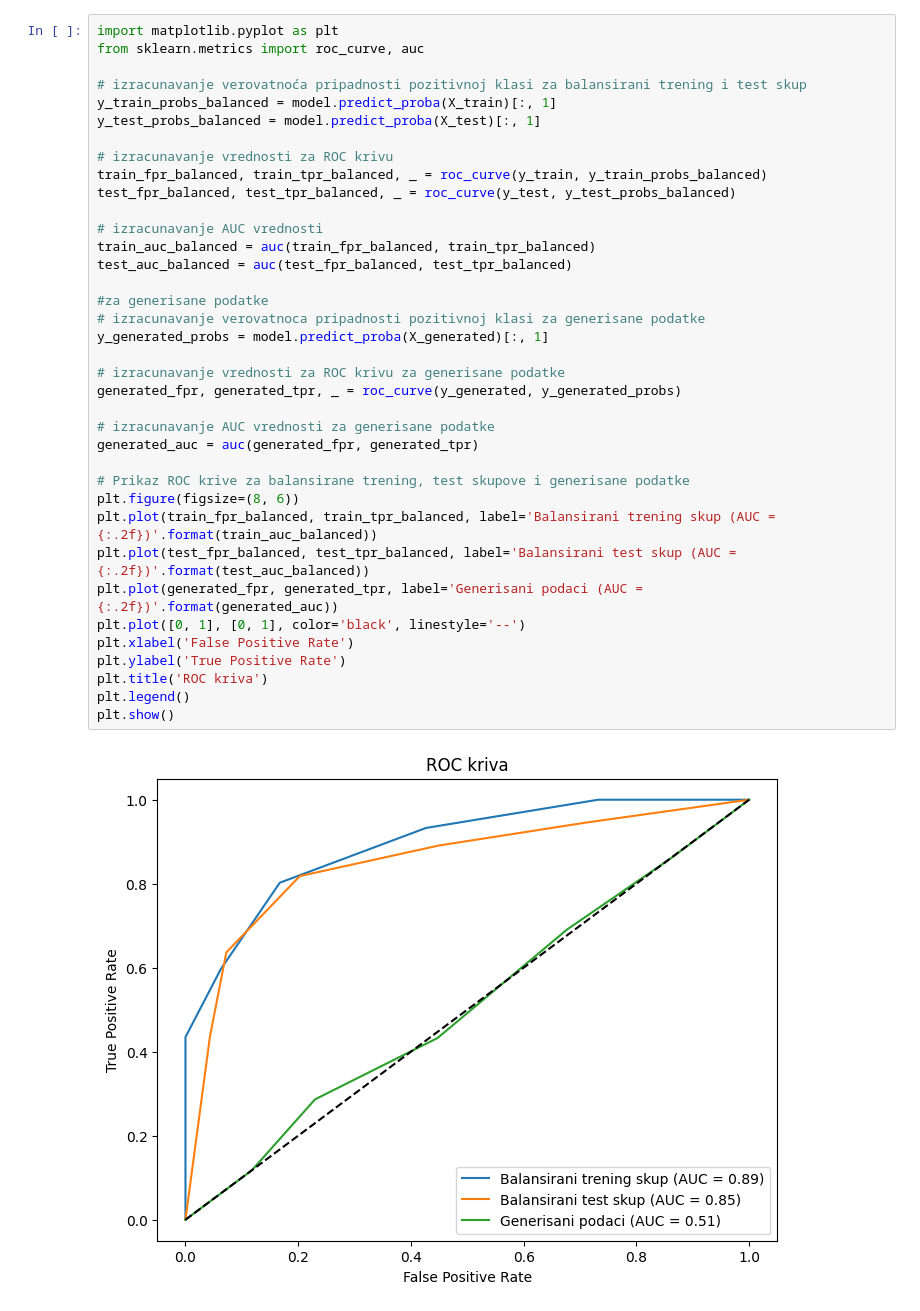
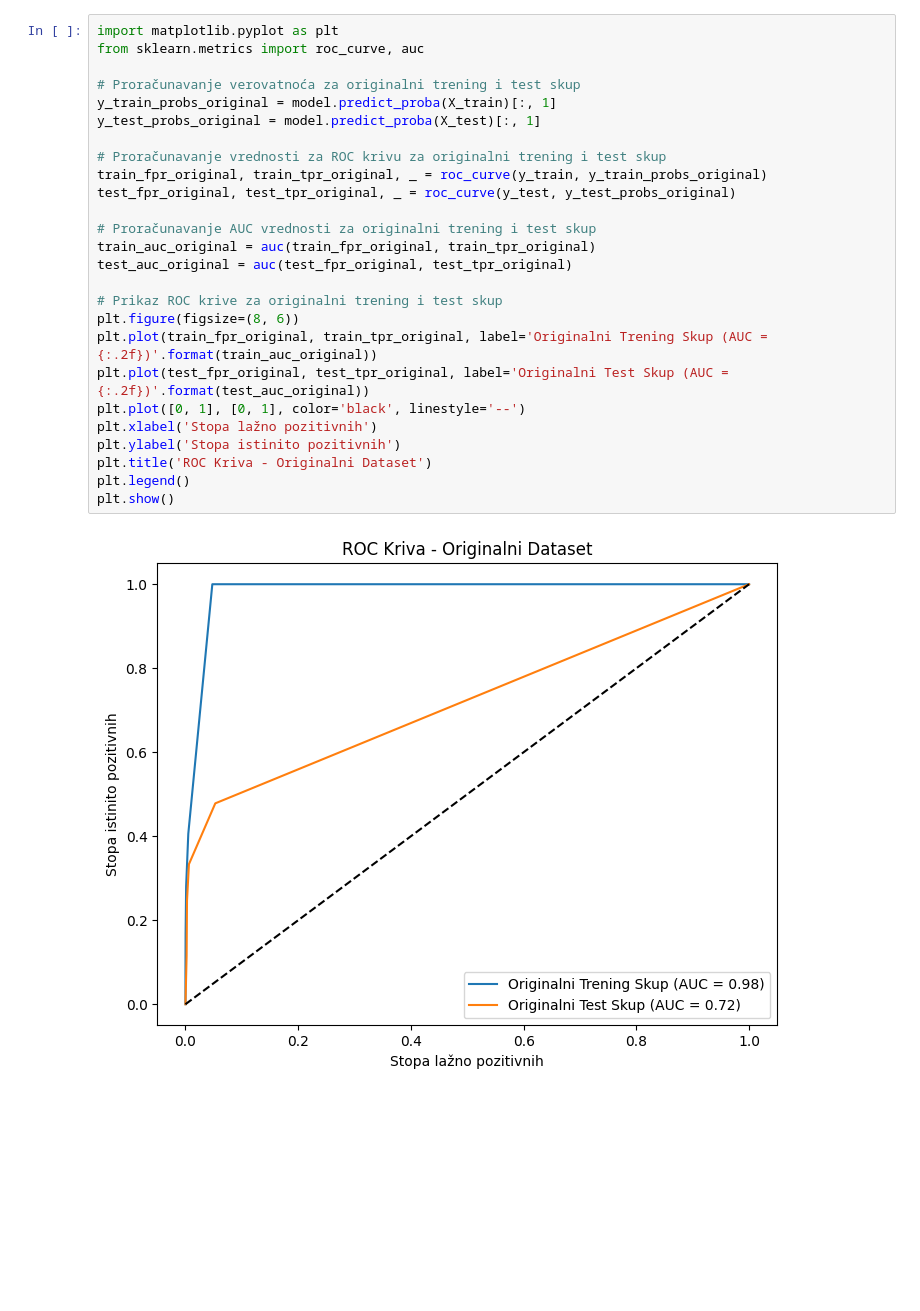
Before and after one commit to halidak/machine_learning_project, a Jupyter notebook: knn.ipynb, the cells around one changed output. Cells and saved outputs as stored; diff of their text form; blank space fills up the shorter version.

```diff
--- a/knn.ipynb
+++ b/knn.ipynb
@@ -119,39 +177,28 @@ plt.show()
 # %%
 import matplotlib.pyplot as plt
 from sklearn.metrics import roc_curve, auc
 
-# izracunavanje verovatnoća pripadnosti pozitivnoj klasi za balansirani trening i test skup
-y_train_probs_balanced = model.predict_proba(X_train)[:, 1]
-y_test_probs_balanced = model.predict_proba(X_test)[:, 1]
+# Proračunavanje verovatnoća za originalni trening i test skup
+y_train_probs_original = model.predict_proba(X_train)[:, 1]
+y_test_probs_original = model.predict_proba(X_test)[:, 1]
 
-# izracunavanje vrednosti za ROC krivu
-train_fpr_balanced, train_tpr_balanced, _ = roc_curve(y_train, y_train_probs_balanced)
-test_fpr_balanced, test_tpr_balanced, _ = roc_curve(y_test, y_test_probs_balanced)
+# Proračunavanje vrednosti za ROC krivu za originalni trening i test skup
+train_fpr_original, train_tpr_original, _ = roc_curve(y_train, y_train_probs_original)
+test_fpr_original, test_tpr_original, _ = roc_curve(y_test, y_test_probs_original)
 
-# izracunavanje AUC vrednosti
-train_auc_balanced = auc(train_fpr_balanced, train_tpr_balanced)
-test_auc_balanced = auc(test_fpr_balanced, test_tpr_balanced)
+# Proračunavanje AUC vrednosti za originalni trening i test skup
+train_auc_original = auc(train_fpr_original, train_tpr_original)
+test_auc_original = auc(test_fpr_original, test_tpr_original)
 
-#za generisane podatke
-# izracunavanje verovatnoca pripadnosti pozitivnoj klasi za generisane podatke
-y_generated_probs = model.predict_proba(X_generated)[:, 1]
-
-# izracunavanje vrednosti za ROC krivu za generisane podatke
-generated_fpr, generated_tpr, _ = roc_curve(y_generated, y_generated_probs)
-
-# izracunavanje AUC vrednosti za generisane podatke
-generated_auc = auc(generated_fpr, generated_tpr)
-
-# Prikaz ROC krive za balansirane trening, test skupove i generisane podatke
+# Prikaz ROC krive za originalni trening i test skup
 plt.figure(figsize=(8, 6))
-plt.plot(train_fpr_balanced, train_tpr_balanced, label='Balansirani trening skup (AUC = {:.2f})'.format(train_auc_balanced))
-plt.plot(test_fpr_balanced, test_tpr_balanced, label='Balansirani test skup (AUC = {:.2f})'.format(test_auc_balanced))
-plt.plot(generated_fpr, generated_tpr, label='Generisani podaci (AUC = {:.2f})'.format(generated_auc))
+plt.plot(train_fpr_original, train_tpr_original, label='Originalni Trening Skup (AUC = {:.2f})'.format(train_auc_original))
+plt.plot(test_fpr_original, test_tpr_original, label='Originalni Test Skup (AUC = {:.2f})'.format(test_auc_original))
 plt.plot([0, 1], [0, 1], color='black', linestyle='--')
-plt.xlabel('False Positive Rate')
-plt.ylabel('True Positive Rate')
-plt.title('ROC kriva')
+plt.xlabel('Stopa lažno pozitivnih')
+plt.ylabel('Stopa istinito pozitivnih')
+plt.title('ROC Kriva - Originalni Dataset')
 plt.legend()
 plt.show()
 # %% [output]
-[figure, old version]
+[figure, new version]
```
Also changed, not shown: parts of 4 cells of this notebook, 16 other files.
